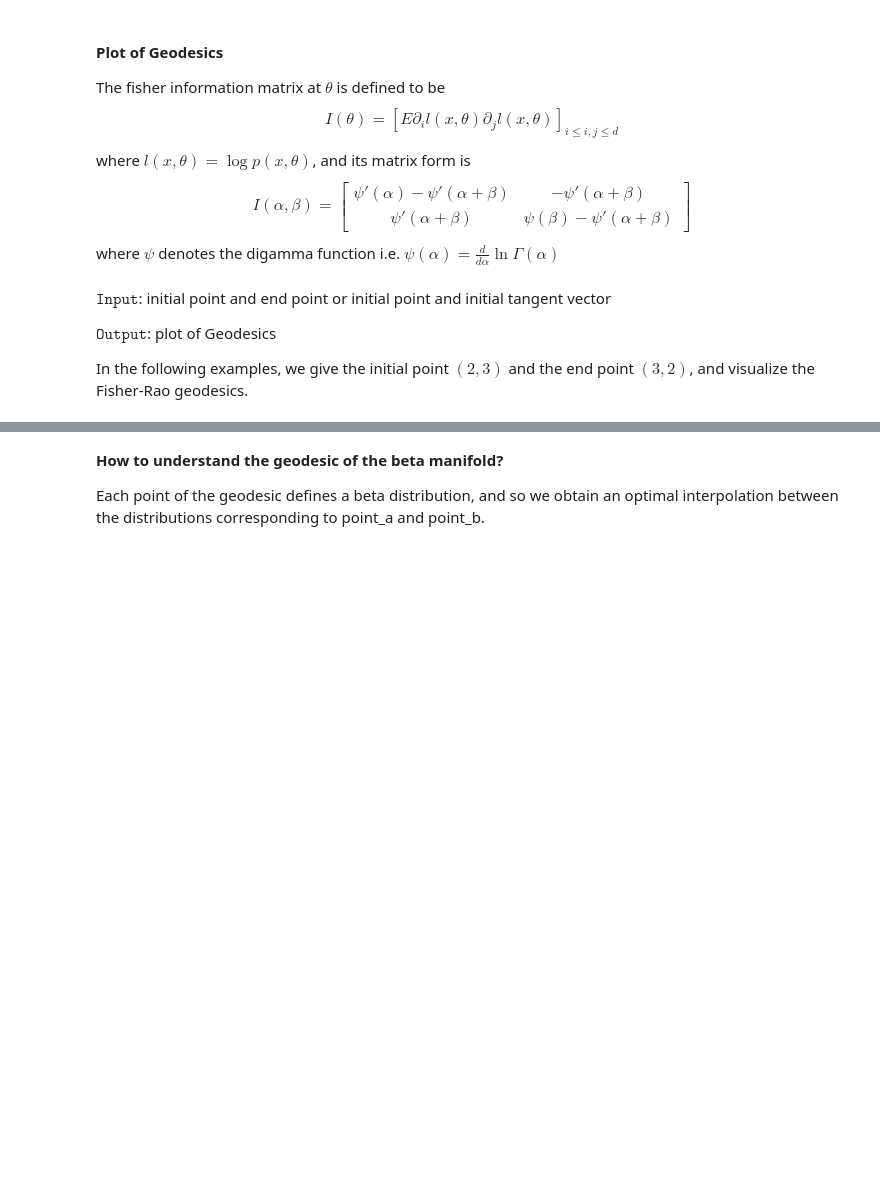
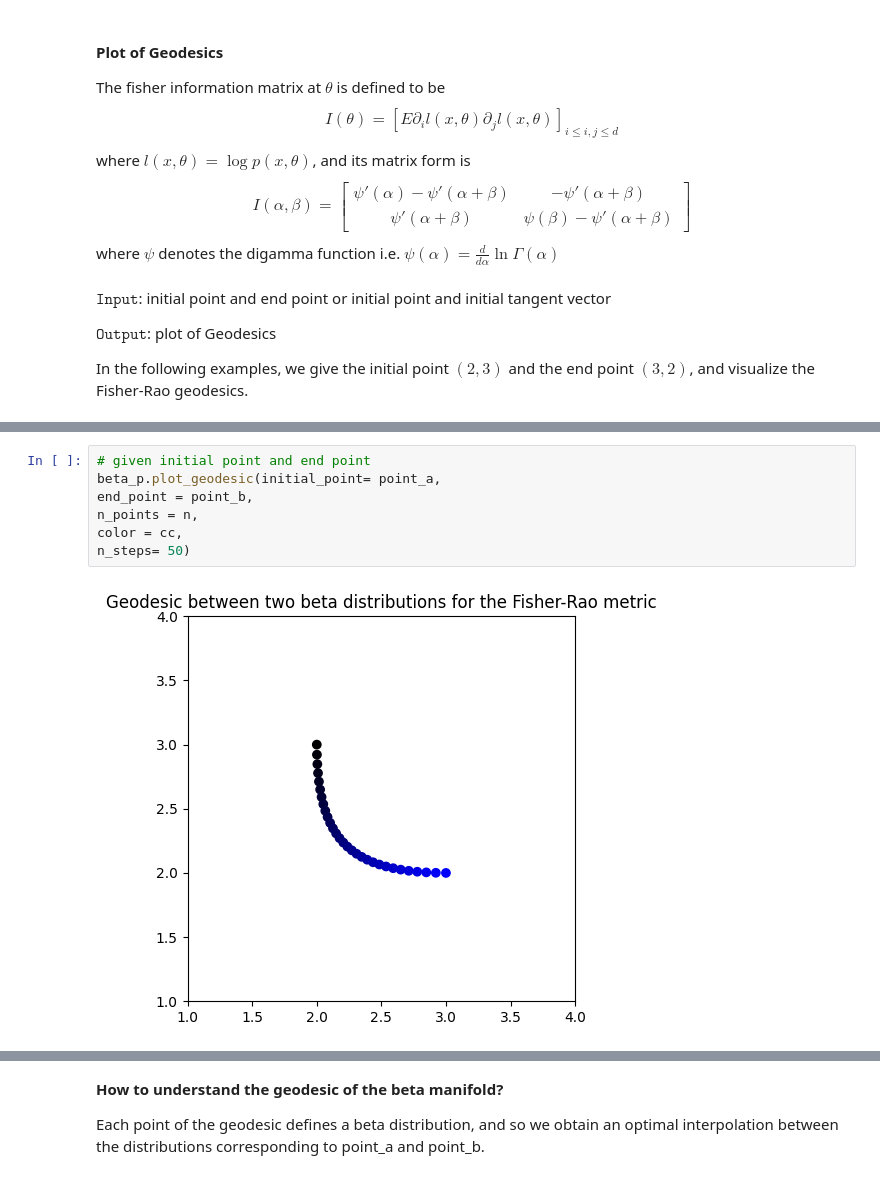
Before and after one commit to rrstofer/ece594n, a Jupyter notebook: hw_geomviz/manifold_of_beta_distributions/Beta_Visualization.ipynb, the cells around one changed output, grey strips where cells are left out. Saved outputs shown, nothing was run; the diff lists cells and outputs as text; blank space fills up the shorter version.

```diff
--- a/hw_geomviz/manifold_of_beta_distributions/Beta_Visualization.ipynb
+++ b/hw_geomviz/manifold_of_beta_distributions/Beta_Visualization.ipynb
@@ -86 +98,10 @@ point_b = gs.array([3.0, 2.0])
+# %%
+# given initial point and end point
+beta_p.plot_geodesic(initial_point= point_a,
+end_point = point_b,
+n_points = n,
+color = cc,
+n_steps= 50)
+# %% [output]
+[figure, added]
 # %%
```
Also changed, not shown: parts of 10 cells of this notebook, 1 other file.
